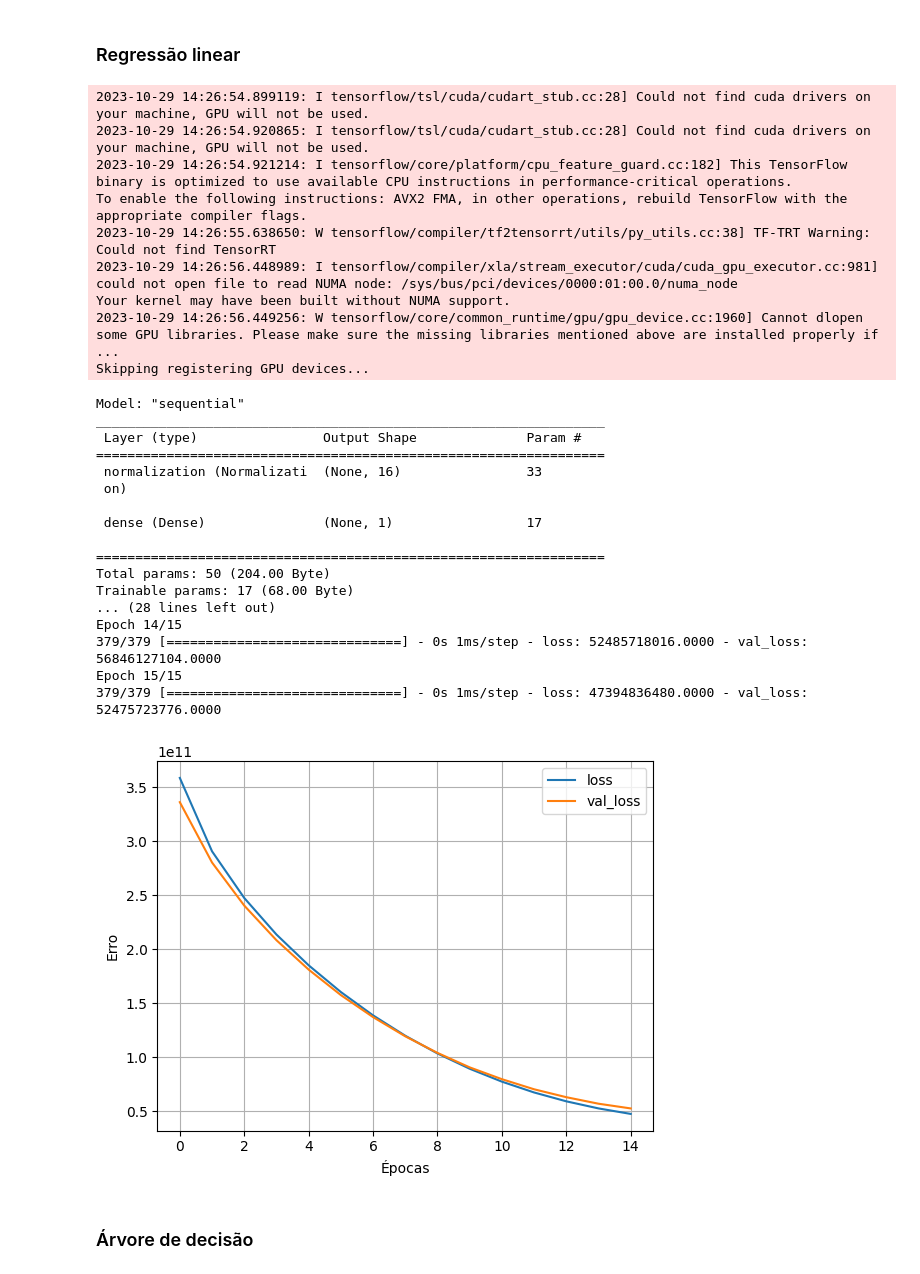
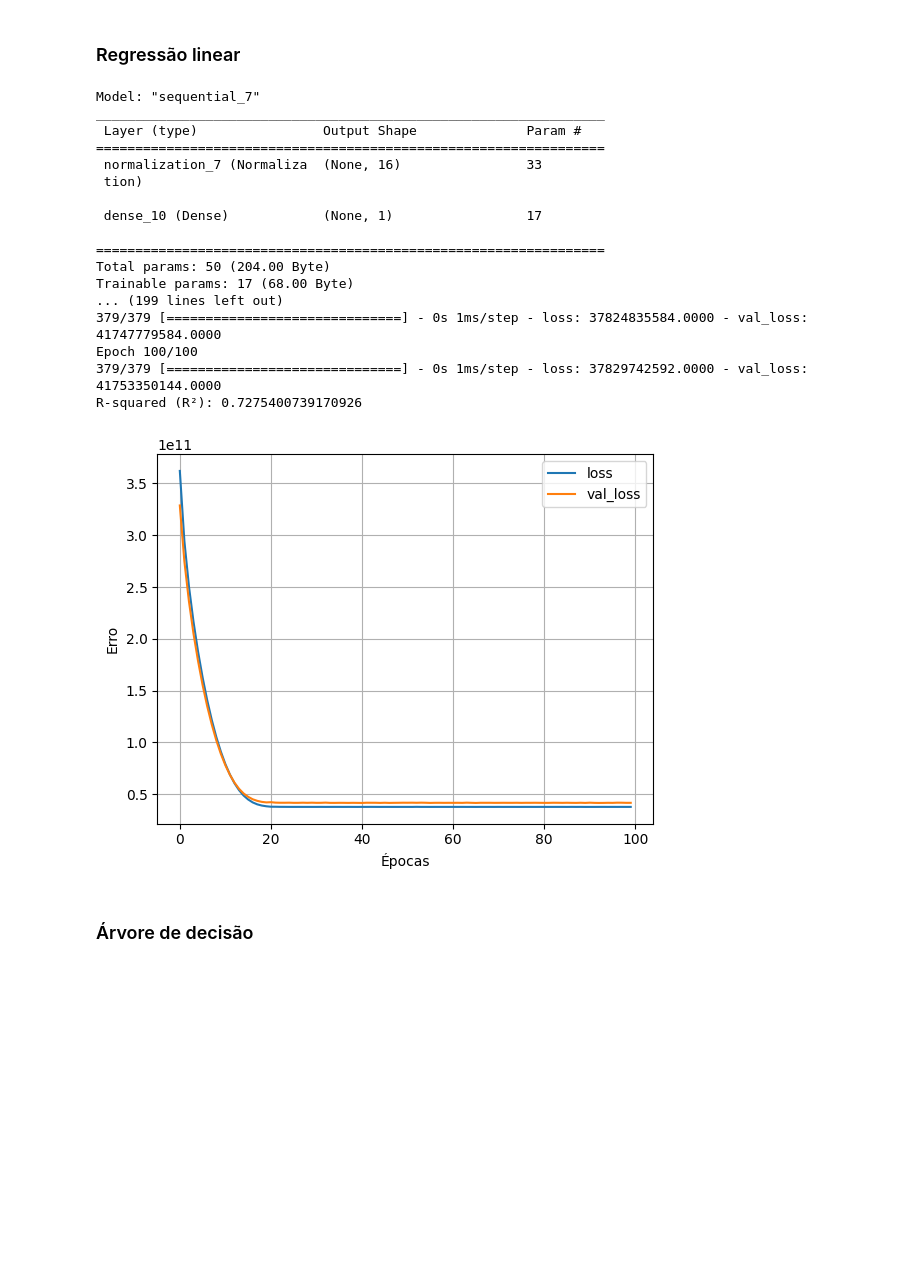
Before and after one commit to leonardodimarchi/ai-regression-and-classification, a Jupyter notebook: regression.ipynb, the cells around one changed output. Drawn from its saved outputs; the diff is of its cells as text; code cells hidden in the pictures; blank space fills up the shorter version.

Commit message:
adding r2 score at the linear regression

```diff
--- a/regression.ipynb
+++ b/regression.ipynb
@@ -194,65 +201,62 @@ from tensorflow import keras
 from tensorflow.keras import layers
 from tensorflow.keras.layers.experimental import preprocessing
 
-# Criando normalizador
+# Gerando o normalizador
 normalizer = preprocessing.Normalization()
 normalizer.adapt(X_train)
 
-# Gerando a visualizando um resumo do modelo
+# Criando o modelo com o normalizador e uma camada com um único perceptron
 model = keras.Sequential([
     normalizer,
     layers.Dense(1)
 ])
 
+# Exibindo um resumo do modelo
 model.summary()
 
-# Configurando o modelo para utilizar o Adam durante gradiente descendente, utilizando erro quadrático médio para visualizar o loss
+# Configurando o modelo para utilizar o Adam durante gradiente descendente, utilizando erro quadrático médio para calculo de loss
 model.compile(optimizer=tf.optimizers.Adam(learning_rate=100), loss='mean_squared_error')
 
 # Treino
 history = model.fit(
     X_train, y_train,
-    epochs=15,
-    validation_split = 0.2)
+    epochs=100,
+    validation_split = 0.2
+)
 
 # Plotando o gráfico de loss para treino e teste com base na época
 def plot_loss(history):
     plt.plot(history.history['loss'], label='loss')
     plt.plot(history.history['val_loss'], label='val_loss')
     plt.xlabel('Épocas')
     plt.ylabel('Erro')
     plt.legend()
     plt.grid(True)
 
 plot_loss(history)
+
+# Visualizando a métrica R^2, quanto mais próximo de 1, melhor o ajuste do modelo aos dados
+r2 = r2_score(y_test, y_pred)
+print(f'R-squared (R²): {r2}')
 # %% [output]
-2023-10-29 14:26:54.899119: I tensorflow/tsl/cuda/cudart_stub.cc:28] Could not find cuda drivers on your machine, GPU will not be used.
-2023-10-29 14:26:54.920865: I tensorflow/tsl/cuda/cudart_stub.cc:28] Could not find cuda drivers on your machine, GPU will not be used.
-2023-10-29 14:26:54.921214: I tensorflow/core/platform/cpu_feature_guard.cc:182] This TensorFlow binary is optimized to use available CPU instructions in performance-critical operations.
-To enable the following instructions: AVX2 FMA, in other operations, rebuild TensorFlow with the appropriate compiler flags.
-2023-10-29 14:26:55.638650: W tensorflow/compiler/tf2tensorrt/utils/py_utils.cc:38] TF-TRT Warning: Could not find TensorRT
-2023-10-29 14:26:56.448989: I tensorflow/compiler/xla/stream_executor/cuda/cuda_gpu_executor.cc:981] could not open file to read NUMA node: /sys/bus/pci/devices/0000:01:00.0/numa_node
-Your kernel may have been built without NUMA support.
-2023-10-29 14:26:56.449256: W tensorflow/core/common_runtime/gpu/gpu_device.cc:1960] Cannot dlopen some GPU libraries. Please make sure the missing libraries mentioned above are installed properly if  ...
-Skipping registering GPU devices...
+Model: "sequential_7"
+_________________________________________________________________
+ Layer (type)                Output Shape              Param #
+=================================================================
+ normalization_7 (Normaliza  (None, 16)                33
+ tion)
+
+ dense_10 (Dense)            (None, 1)                 17
+
+=================================================================
+Total params: 50 (204.00 Byte)
+Trainable params: 17 (68.00 Byte)
+... (199 lines left out)
+379/379 [==============================] - 0s 1ms/step - loss: 37824835584.0000 - val_loss: 41747779584.0000
+Epoch 100/100
+379/379 [==============================] - 0s 1ms/step - loss: 37829742592.0000 - val_loss: 41753350144.0000
+R-squared (R²): 0.7275400739170926
-Model: "sequential"
-_________________________________________________________________
- Layer (type)                Output Shape              Param #
-=================================================================
- normalization (Normalizati  (None, 16)                33
- on)
-
- dense (Dense)               (None, 1)                 17
-
-=================================================================
-Total params: 50 (204.00 Byte)
-Trainable params: 17 (68.00 Byte)
-... (28 lines left out)
-Epoch 14/15
-379/379 [==============================] - 0s 1ms/step - loss: 52485718016.0000 - val_loss: 56846127104.0000
-Epoch 15/15
-379/379 [==============================] - 0s 1ms/step - loss: 47394836480.0000 - val_loss: 52475723776.0000
-[figure, old version]
+[figure, new version]
 # %% [markdown]
 ### Árvore de decisão
 # %%
```
Also changed, not shown: parts of 10 cells of this notebook.
